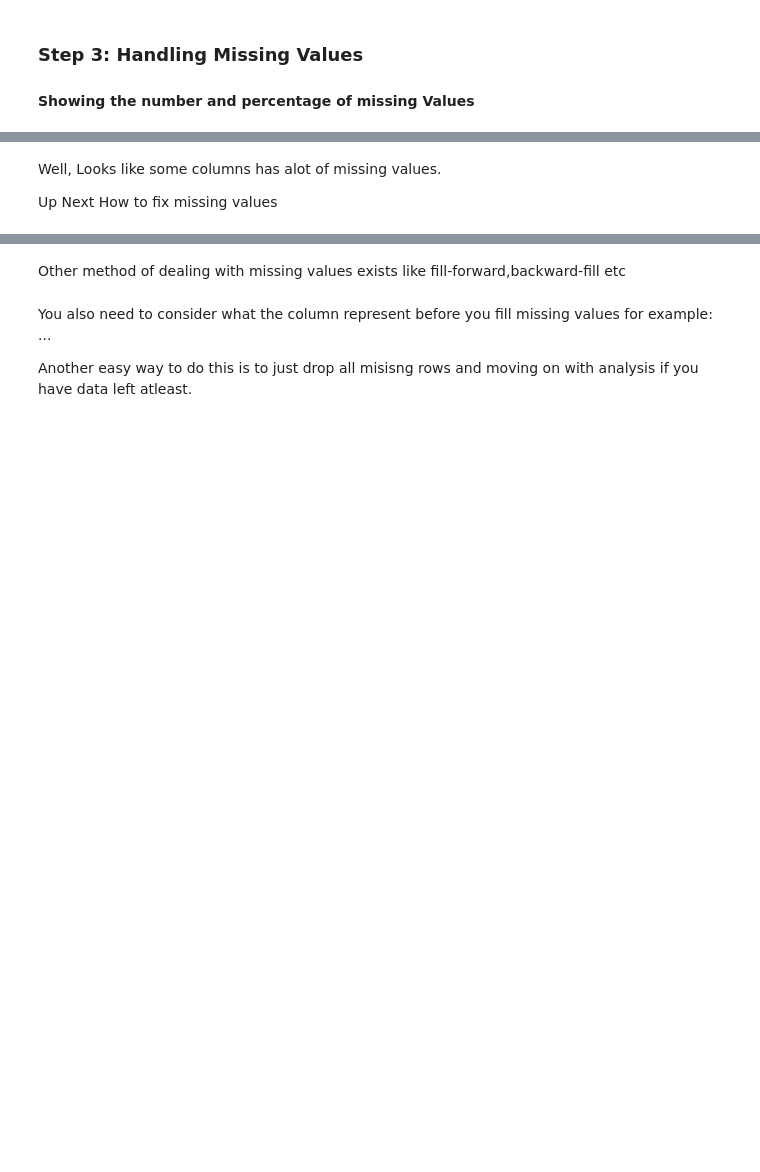
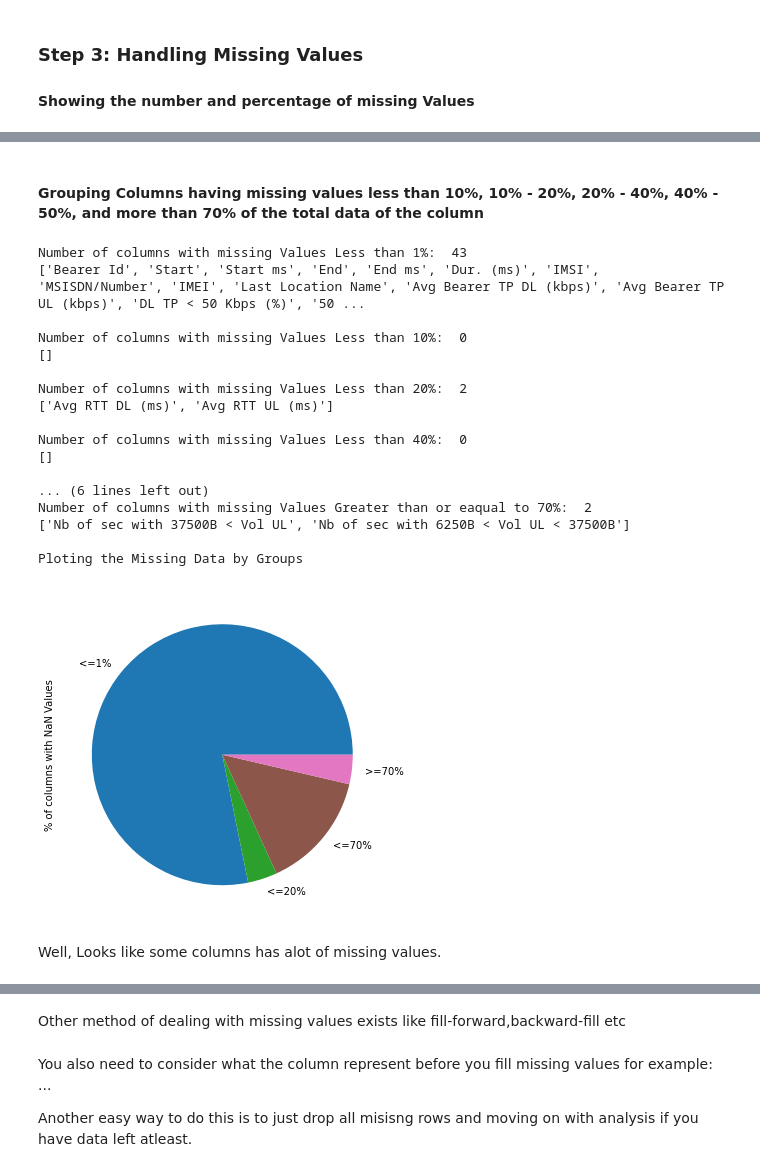
Before and after one commit to Caphace-Ethan/Telecom-User-Data-Analysis, a Jupyter notebook: notebooks/Data_Exploratory_Analysis.ipynb, the cells around one changed output, grey strips where cells are left out. Saved outputs shown, nothing was run; the diff lists cells and outputs as text; code cells hidden in the pictures; blank space fills up the shorter version.

Commit message:
Showing Missing Values of the data

```diff
--- a/notebooks/Data_Exploratory_Analysis.ipynb
+++ b/notebooks/Data_Exploratory_Analysis.ipynb
@@ -21,8 +21,8 @@ import matplotlib.pyplot as plt
 # %%
 # Loading data
 pd.set_option('max_column', None)
-db = pd.read_csv('../data/Week1_challenge_data_source.csv', na_values=['?', None])
-db.head() # Print the head sample of the Data
+loaded_data = pd.read_csv('../data/Week1_challenge_data_source.csv', na_values=['?', None])
+loaded_data.head() # Print the head sample of the Data
 # %% [output]
 |  | Bearer Id | Start | Start ms | End | End ms | Dur. (ms) | IMSI | MSISDN/Number | IMEI | ... |
 | 0 | 1.311448e+19 | 4/4/2019 12:01 | 770.0 | 4/25/2019 14:35 | 662.0 | 1823652.0 | 2.082014e+14 | 3.366496e+10 | 3.552121e+13 | ... |
@@ -131,4 +153,75 @@ dtype: int64
+# %% [markdown]
+#### Grouping Columns having missing values less than 10%, 10% - 20%, 20% - 40%,  40% - 50%, and more than 70% of the total data of the column
+# %%
+# List to Hold these columns
+all_list, less_1, less_10, less_20, less_40, less_50, less_70, greater_70 = [],[],[],[],[],[],[],[]
+for item in loaded_data.columns:
+    no_missing_values = loaded_data[item].isna().sum()
+    percentage = round(((no_missing_values/total_no_data_per_column) * 100), 2)
+
+    if percentage <= 1:
+        less_1.append(item)
+    if percentage > 1 and percentage <= 10:
+        less_10.append(item)
+    if percentage > 10 and percentage <= 20:
+        less_20.append(item)
+    if percentage > 20 and percentage <= 40:
+        less_40.append(item)
+    if percentage > 40 and percentage <= 50:
+        less_50.append(item)
+    if percentage > 50 and percentage <= 70:
+        less_70.append(item)
+    if percentage > 70:
+        greater_70.append(item)
+
+print("Number of columns with missing Values Less than 1%: ",len(less_1))
+print(less_1)
+print()
+print("Number of columns with missing Values Less than 10%: ",len(less_10))
+print(less_10)
+print()
+print("Number of columns with missing Values Less than 20%: ",len(less_20))
+print(less_20)
+print()
+print("Number of columns with missing Values Less than 40%: ",len(less_40))
+print(less_40)
+print()
+print("Number of columns with missing Values Less than 50%: ",len(less_50))
+print(less_50)
+print()
+print("Number of columns with missing Values Less than 70%: ",len(less_70))
+print(less_70)
+print()
+print("Number of columns with missing Values Greater than or eaqual to 70%: ",len(greater_70))
+print(greater_70)
+print()
+# ploting the Missing Data by Groups
+print("Ploting the Missing Data by Groups")
+
+series = pd.Series([len(less_1),len(less_10),len(less_20),
+                    len(less_40), len(less_50), len(less_70),
+                    len(greater_70)],
+                   index=["<=1%", "<=10%", "<=20%", "<=40%","<=50%","<=70%",">=70%"], name="% of columns with NaN Values")
+
+series.plot.pie(figsize=(6, 6));
+# %% [output]
+Number of columns with missing Values Less than 1%:  43
+['Bearer Id', 'Start', 'Start ms', 'End', 'End ms', 'Dur. (ms)', 'IMSI', 'MSISDN/Number', 'IMEI', 'Last Location Name', 'Avg Bearer TP DL (kbps)', 'Avg Bearer TP UL (kbps)', 'DL TP < 50 Kbps (%)', '50 ...
+
+Number of columns with missing Values Less than 10%:  0
+[]
+
+Number of columns with missing Values Less than 20%:  2
+['Avg RTT DL (ms)', 'Avg RTT UL (ms)']
+
+Number of columns with missing Values Less than 40%:  0
+[]
+
+... (6 lines left out)
+Number of columns with missing Values Greater than or eaqual to 70%:  2
+['Nb of sec with 37500B < Vol UL', 'Nb of sec with 6250B < Vol UL < 37500B']
+
+Ploting the Missing Data by Groups
+[figure, added]
 # %% [markdown]
 Well, Looks like some columns has alot of missing values.
-
-Up Next How to fix missing values
```
Also changed, not shown: parts of 7 cells of this notebook.
